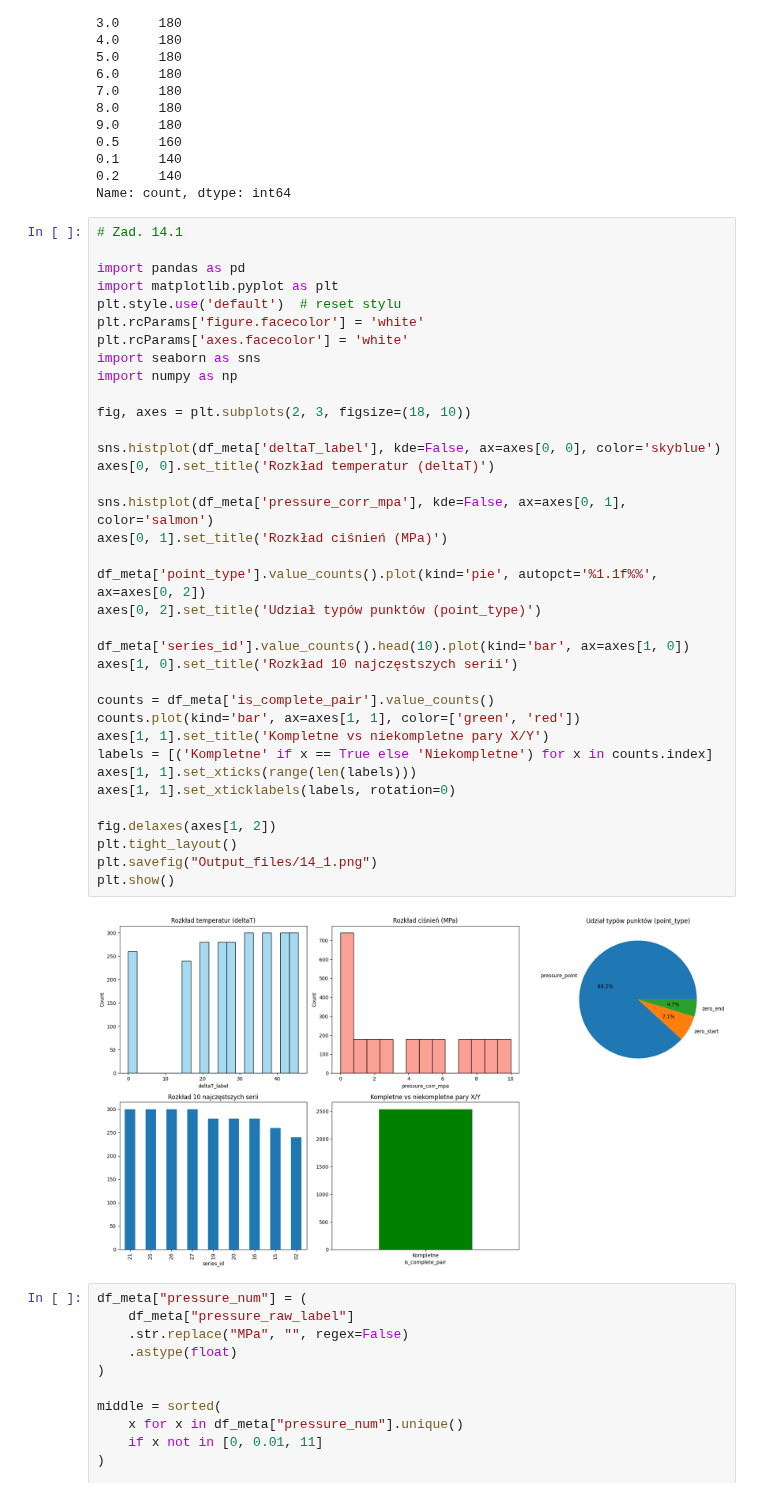
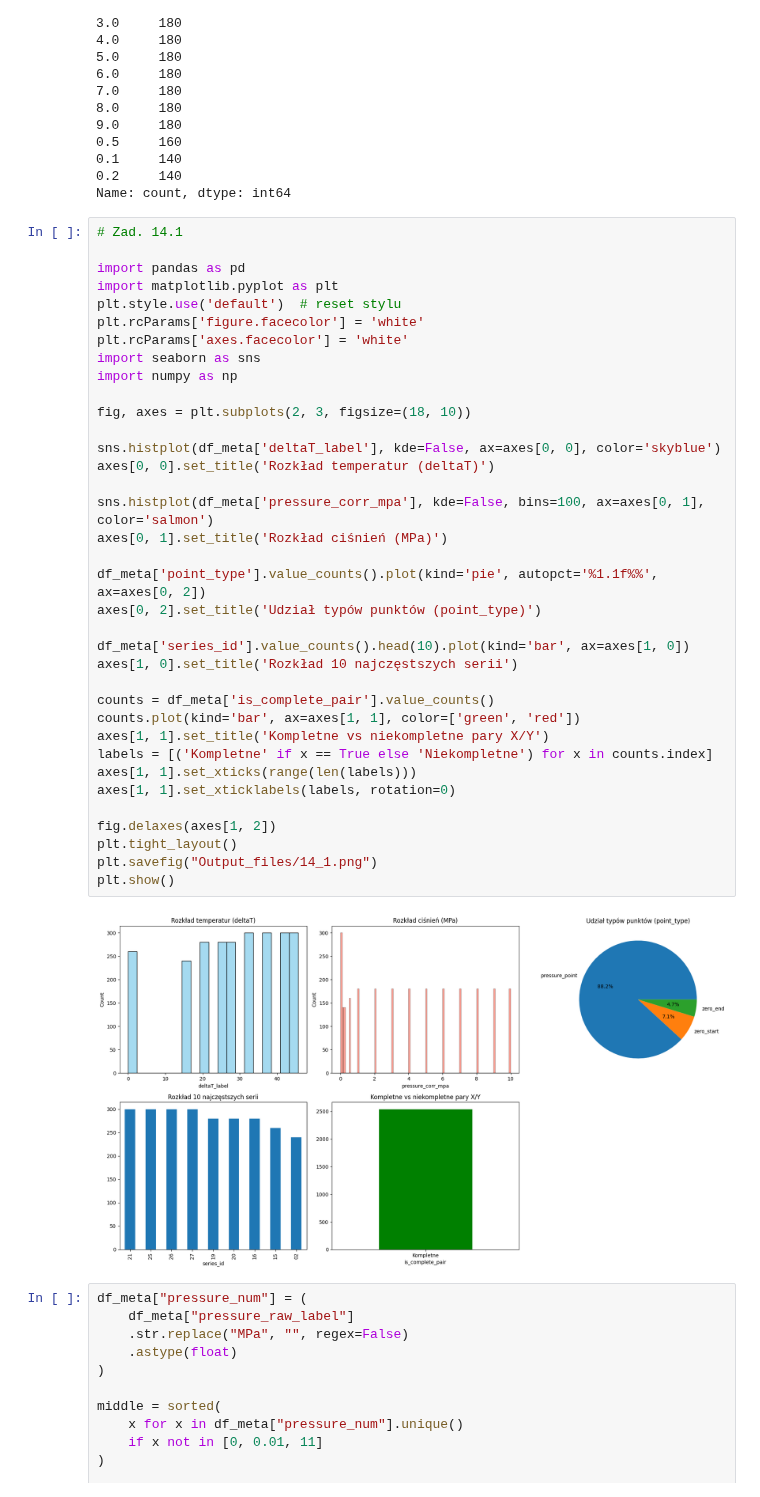
Before and after one commit to szybec31/OFDR-ML-TempPressure, a Jupyter notebook: 01_preprocessing.ipynb, the cells around one changed output. Cells and saved outputs as stored; diff of their text form.

```diff
--- a/01_preprocessing.ipynb
+++ b/01_preprocessing.ipynb
@@ -145,35 +145,35 @@ plt.style.use('default')  # reset stylu
 plt.rcParams['figure.facecolor'] = 'white'
 plt.rcParams['axes.facecolor'] = 'white'
 import seaborn as sns
 import numpy as np
 
 fig, axes = plt.subplots(2, 3, figsize=(18, 10))
 
 sns.histplot(df_meta['deltaT_label'], kde=False, ax=axes[0, 0], color='skyblue')
 axes[0, 0].set_title('Rozkład temperatur (deltaT)')
 
-sns.histplot(df_meta['pressure_corr_mpa'], kde=False, ax=axes[0, 1], color='salmon')
+sns.histplot(df_meta['pressure_corr_mpa'], kde=False, bins=100, ax=axes[0, 1], color='salmon')
 axes[0, 1].set_title('Rozkład ciśnień (MPa)')
 
 df_meta['point_type'].value_counts().plot(kind='pie', autopct='%1.1f%%', ax=axes[0, 2])
 axes[0, 2].set_title('Udział typów punktów (point_type)')
 
 df_meta['series_id'].value_counts().head(10).plot(kind='bar', ax=axes[1, 0])
 axes[1, 0].set_title('Rozkład 10 najczęstszych serii')
 
 counts = df_meta['is_complete_pair'].value_counts()
 counts.plot(kind='bar', ax=axes[1, 1], color=['green', 'red'])
 axes[1, 1].set_title('Kompletne vs niekompletne pary X/Y')
 labels = [('Kompletne' if x == True else 'Niekompletne') for x in counts.index]
 axes[1, 1].set_xticks(range(len(labels)))
 axes[1, 1].set_xticklabels(labels, rotation=0)
 
 fig.delaxes(axes[1, 2])
 plt.tight_layout()
 plt.savefig("Output_files/14_1.png")
 plt.show()
 # %% [output]
-[figure, old version]
+[figure, new version]
 # %%
 df_meta["pressure_num"] = (
     df_meta["pressure_raw_label"]
```
Also changed, not shown: 3 other files.
